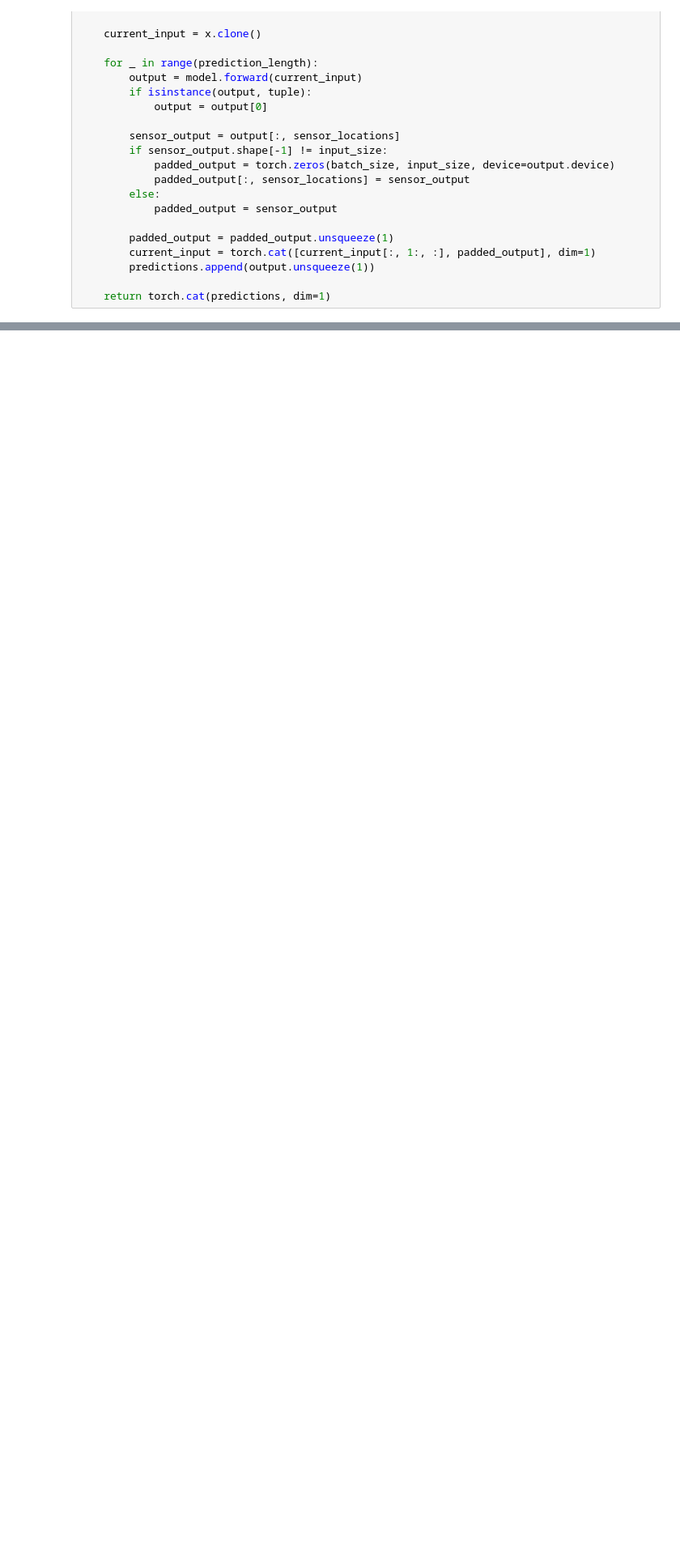
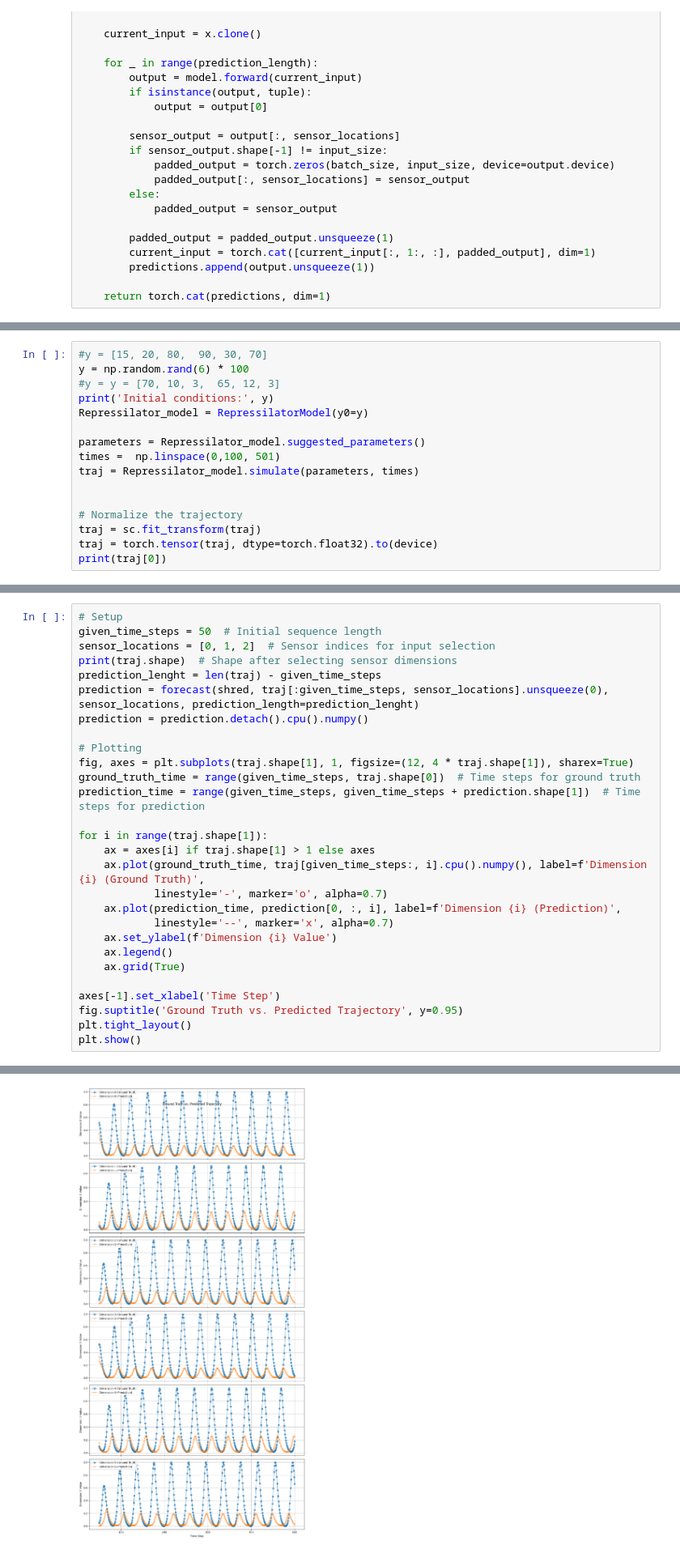
Before and after one commit to fmenol/sindy-shred, a Jupyter notebook: sst_sindy_shred_repressilator.ipynb, the cells around one changed output, grey strips where cells are left out. Shown at 81% size. Cells and saved outputs as stored; diff of their text form; blank space fills up the shorter version.

```diff
--- a/sst_sindy_shred_repressilator.ipynb
+++ b/sst_sindy_shred_repressilator.ipynb
@@ -647,0 +730,16 @@ torch.Size([201, 6])
+# %%
+#y = [15, 20, 80,  90, 30, 70]
+y = np.random.rand(6) * 100
+#y = y = [70, 10, 3,  65, 12, 3]
+print('Initial conditions:', y)
+Repressilator_model = RepressilatorModel(y0=y)
+
+parameters = Repressilator_model.suggested_parameters()
+times =  np.linspace(0,100, 501)
+traj = Repressilator_model.simulate(parameters, times)
+
+
+# Normalize the trajectory
+traj = sc.fit_transform(traj)
+traj = torch.tensor(traj, dtype=torch.float32).to(device)
+print(traj[0])
@@ -647,0 +749,29 @@ torch.Size([201, 6])
+# %%
+# Setup
+given_time_steps = 50  # Initial sequence length
+sensor_locations = [0, 1, 2]  # Sensor indices for input selection
+print(traj.shape)  # Shape after selecting sensor dimensions
+prediction_lenght = len(traj) - given_time_steps
+prediction = forecast(shred, traj[:given_time_steps, sensor_locations].unsqueeze(0), sensor_locations, prediction_length=prediction_lenght)
+prediction = prediction.detach().cpu().numpy()
+
+# Plotting
+fig, axes = plt.subplots(traj.shape[1], 1, figsize=(12, 4 * traj.shape[1]), sharex=True)
+ground_truth_time = range(given_time_steps, traj.shape[0])  # Time steps for ground truth
+prediction_time = range(given_time_steps, given_time_steps + prediction.shape[1])  # Time steps for prediction
+
+for i in range(traj.shape[1]):
+    ax = axes[i] if traj.shape[1] > 1 else axes
+    ax.plot(ground_truth_time, traj[given_time_steps:, i].cpu().numpy(), label=f'Dimension {i} (Ground Truth)',
+            linestyle='-', marker='o', alpha=0.7)
+    ax.plot(prediction_time, prediction[0, :, i], label=f'Dimension {i} (Prediction)',
+            linestyle='--', marker='x', alpha=0.7)
+    ax.set_ylabel(f'Dimension {i} Value')
+    ax.legend()
+    ax.grid(True)
+
+axes[-1].set_xlabel('Time Step')
+fig.suptitle('Ground Truth vs. Predicted Trajectory', y=0.95)
+plt.tight_layout()
+plt.show()
+# %% [output]
@@ -647,0 +779 @@ torch.Size([201, 6])
+[figure, added]
```
Also changed, not shown: parts of 16 cells of this notebook.
